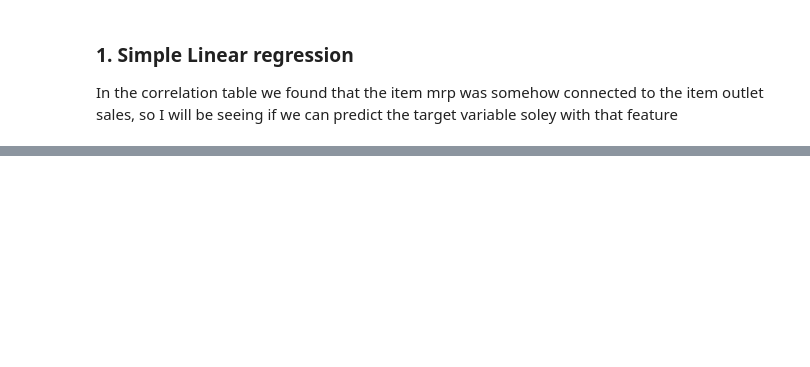
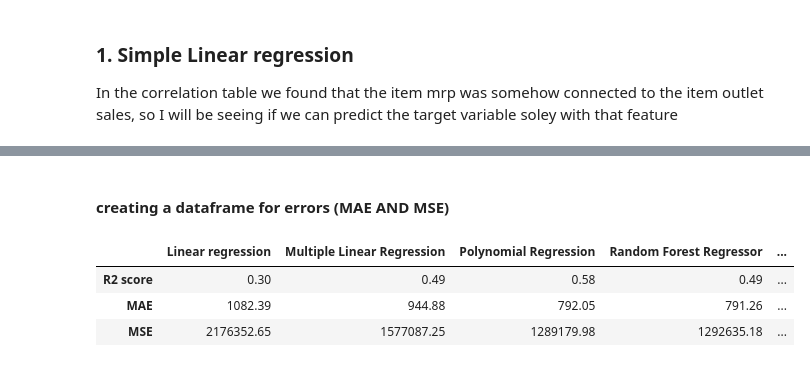
Before and after one commit to revabharara/Big-Mart-Sales-prediction, a Jupyter notebook: Big mart Sales prediction (data analysis and model implementation).ipynb, the cells around one changed output, grey strips where cells are left out. Saved outputs shown, nothing was run; the diff lists cells and outputs as text; code cells hidden in the pictures; blank space fills up the shorter version.

```diff
--- a/Big mart Sales prediction (data analysis and model implementation).ipynb
+++ b/Big mart Sales prediction (data analysis and model implementation).ipynb
@@ -499,0 +643,9 @@ lr.score()
+# %%
+# evaluating the model
+r2_rfr=mlr.score(X_test,Y_test)
+mae_rfr=mean_absolute_error(Y_test,Y_hat_rfr)
+mse_rfr=mean_squared_error(Y_test,Y_hat_rfr)
+
+print(f'The R2 value is": {r2_rfr}')
+print(f'The mean absolute error is: {mae_rfr}')
+print(f'The mean squared error is: {mse_rfr}')
@@ -499,0 +660,10 @@ lr.score()
+# %%
+# initializing the regressor
+xgb=XGBRegressor()
+
+# fitting the resgrssor
+xgb.fit(X_train,Y_train)
+
+# predicting the results
+Y_hat_xgb=xgb.predict(X_test)
+Y_hat_xgb
@@ -499,0 +728,14 @@ lr.score()
+# %% [markdown]
+#### creating a dataframe for errors (MAE AND MSE)
+# %%
+error_dict={'Linear regression':[r2_lr,mae_lr, mse_lr], 'Multiple Linear Regression': [r2_mlr,mae_mlr,mse_mlr],
+                    'Polynomial Regression': [r2_plr,mae_plr, mse_plr], 'Random Forest Regressor': [r2_rfr,mae_rfr,mse_rfr],
+                   'XGBoost regressor': [r2_xgb,mae_xgb,mse_xgb]}
+df_error=pd.DataFrame(error_dict, index=['R2 score','MAE','MSE'])
+df_error=df_error.applymap(lambda x: round(x,2))
+df_error
+# %% [output]
+|  | Linear regression | Multiple Linear Regression | Polynomial Regression | Random Forest Regressor | ... |
+| R2 score | 0.30 | 0.49 | 0.58 | 0.49 | ... |
+| MAE | 1082.39 | 944.88 | 792.05 | 791.26 | ... |
+| MSE | 2176352.65 | 1577087.25 | 1289179.98 | 1292635.18 | ... |
```
Also changed, not shown: parts of 41 cells of this notebook.
